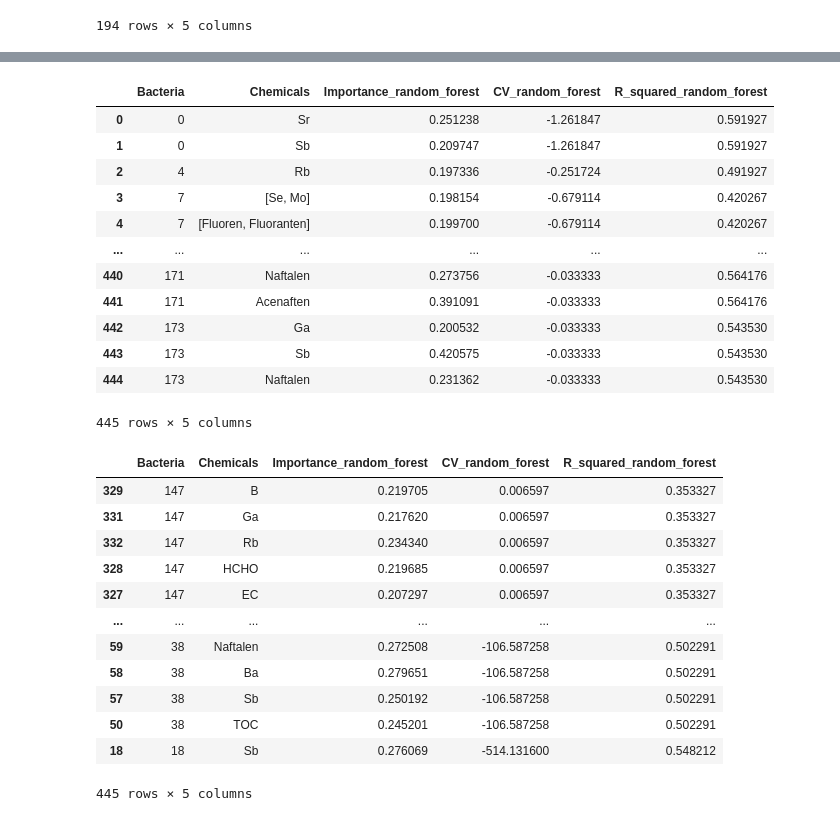
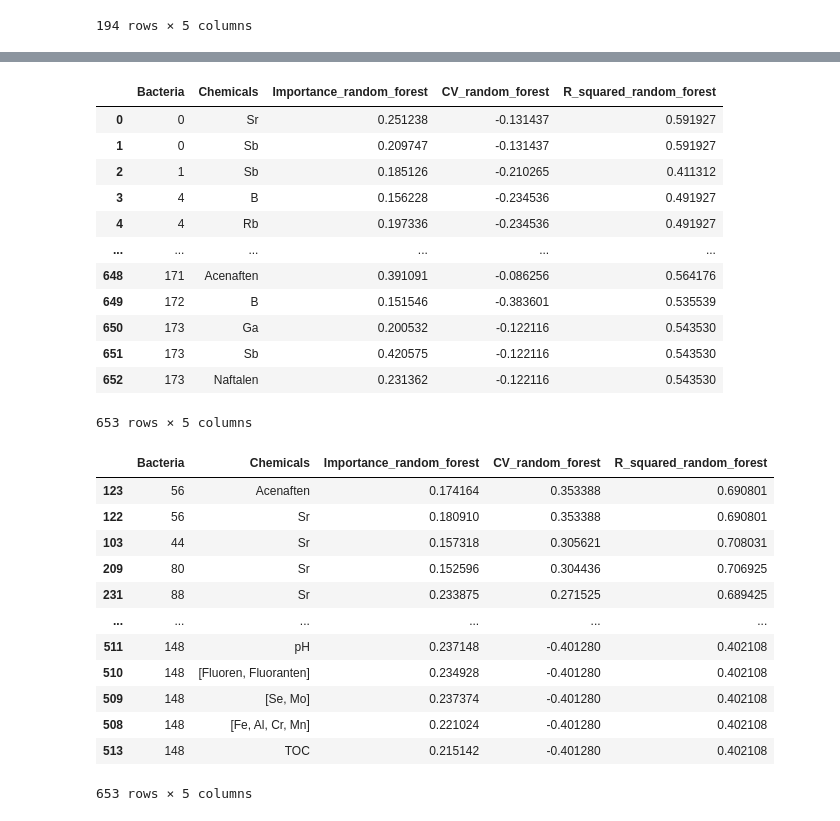
Before and after one commit to melehean/Bioinformatics-Project, a Jupyter notebook: class_analysis.ipynb, the cells around one changed output, grey strips where cells are left out. Drawn from its saved outputs; the diff is of its cells as text; code cells hidden in the pictures.

```diff
--- a/class_analysis.ipynb
+++ b/class_analysis.ipynb
@@ -115,41 +132,41 @@ sorted_xgboost_feature_importance
 # %%
 random_forest_feature_importance = results_gathering.important_relationships_for_all_bacteria(
     chemical_data,
     class_data,
     ml_importance_methods.get_random_forest_importance,
     model_name="random_forest",
-    importance_threshold=0.19)
+    importance_threshold=0.15)
 random_forest_feature_importance
 # %% [output]
 |  | Bacteria | Chemicals | Importance_random_forest | CV_random_forest | R_squared_random_forest |
-| 0 | 0 | Sr | 0.251238 | -1.261847 | 0.591927 |
-| 1 | 0 | Sb | 0.209747 | -1.261847 | 0.591927 |
-| 2 | 4 | Rb | 0.197336 | -0.251724 | 0.491927 |
-| 3 | 7 | [Se, Mo] | 0.198154 | -0.679114 | 0.420267 |
-| 4 | 7 | [Fluoren, Fluoranten] | 0.199700 | -0.679114 | 0.420267 |
+| 0 | 0 | Sr | 0.251238 | -0.131437 | 0.591927 |
+| 1 | 0 | Sb | 0.209747 | -0.131437 | 0.591927 |
+| 2 | 1 | Sb | 0.185126 | -0.210265 | 0.411312 |
+| 3 | 4 | B | 0.156228 | -0.234536 | 0.491927 |
+| 4 | 4 | Rb | 0.197336 | -0.234536 | 0.491927 |
 | ... | ... | ... | ... | ... | ... |
-| 440 | 171 | Naftalen | 0.273756 | -0.033333 | 0.564176 |
-| 441 | 171 | Acenaften | 0.391091 | -0.033333 | 0.564176 |
-| 442 | 173 | Ga | 0.200532 | -0.033333 | 0.543530 |
-| 443 | 173 | Sb | 0.420575 | -0.033333 | 0.543530 |
-| 444 | 173 | Naftalen | 0.231362 | -0.033333 | 0.543530 |
+| 648 | 171 | Acenaften | 0.391091 | -0.086256 | 0.564176 |
+| 649 | 172 | B | 0.151546 | -0.383601 | 0.535539 |
+| 650 | 173 | Ga | 0.200532 | -0.122116 | 0.543530 |
+| 651 | 173 | Sb | 0.420575 | -0.122116 | 0.543530 |
+| 652 | 173 | Naftalen | 0.231362 | -0.122116 | 0.543530 |
-445 rows × 5 columns
+653 rows × 5 columns
 # %%
 sorted_rf_feature_importance = random_forest_feature_importance.sort_values("CV_random_forest", ascending=False)
 sorted_rf_feature_importance
 # %% [output]
 |  | Bacteria | Chemicals | Importance_random_forest | CV_random_forest | R_squared_random_forest |
-| 329 | 147 | B | 0.219705 | 0.006597 | 0.353327 |
-| 331 | 147 | Ga | 0.217620 | 0.006597 | 0.353327 |
-| 332 | 147 | Rb | 0.234340 | 0.006597 | 0.353327 |
-| 328 | 147 | HCHO | 0.219685 | 0.006597 | 0.353327 |
-| 327 | 147 | EC | 0.207297 | 0.006597 | 0.353327 |
+| 123 | 56 | Acenaften | 0.174164 | 0.353388 | 0.690801 |
+| 122 | 56 | Sr | 0.180910 | 0.353388 | 0.690801 |
+| 103 | 44 | Sr | 0.157318 | 0.305621 | 0.708031 |
+| 209 | 80 | Sr | 0.152596 | 0.304436 | 0.706925 |
+| 231 | 88 | Sr | 0.233875 | 0.271525 | 0.689425 |
 | ... | ... | ... | ... | ... | ... |
-| 59 | 38 | Naftalen | 0.272508 | -106.587258 | 0.502291 |
-| 58 | 38 | Ba | 0.279651 | -106.587258 | 0.502291 |
-| 57 | 38 | Sb | 0.250192 | -106.587258 | 0.502291 |
-| 50 | 38 | TOC | 0.245201 | -106.587258 | 0.502291 |
-| 18 | 18 | Sb | 0.276069 | -514.131600 | 0.548212 |
+| 511 | 148 | pH | 0.237148 | -0.401280 | 0.402108 |
+| 510 | 148 | [Fluoren, Fluoranten] | 0.234928 | -0.401280 | 0.402108 |
+| 509 | 148 | [Se, Mo] | 0.237374 | -0.401280 | 0.402108 |
+| 508 | 148 | [Fe, Al, Cr, Mn] | 0.221024 | -0.401280 | 0.402108 |
+| 513 | 148 | TOC | 0.215142 | -0.401280 | 0.402108 |
-445 rows × 5 columns
+653 rows × 5 columns
 # %%
 sorted_rf_feature_importance.to_csv("./results/sorted_rf_feature_importance_class.csv")
```
Also changed, not shown: parts of 5 cells of this notebook, 4 other files.
